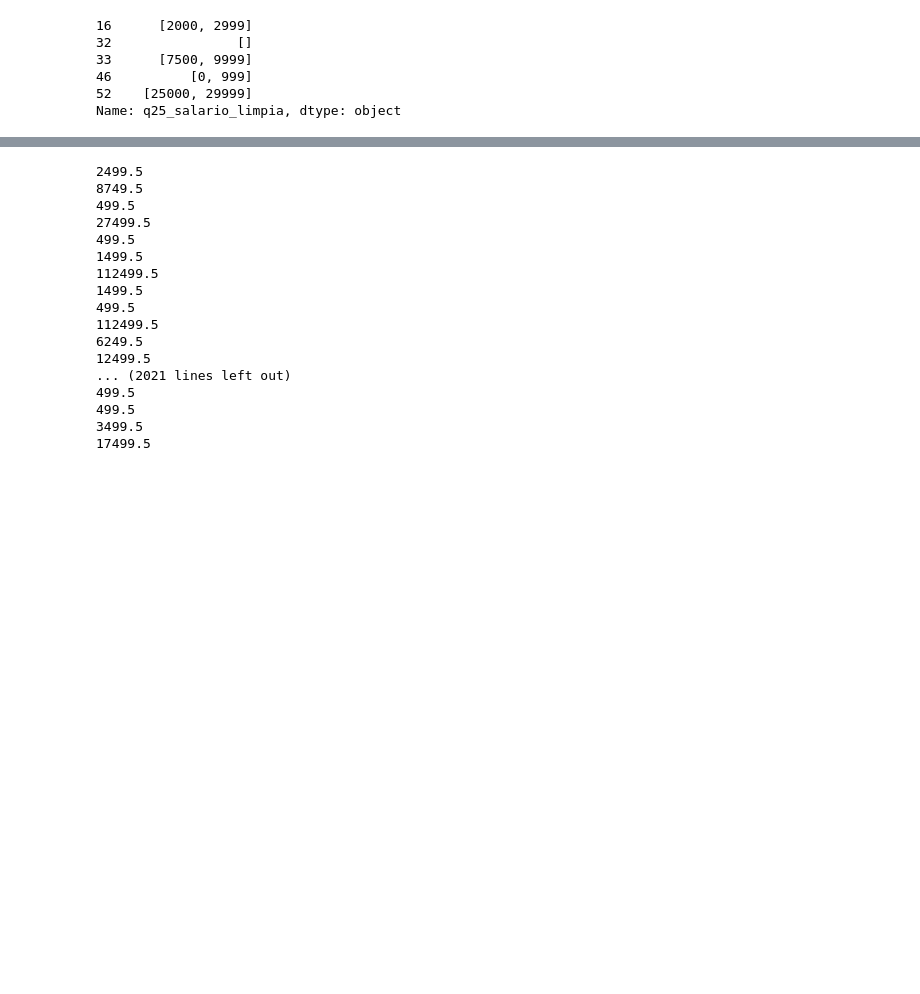
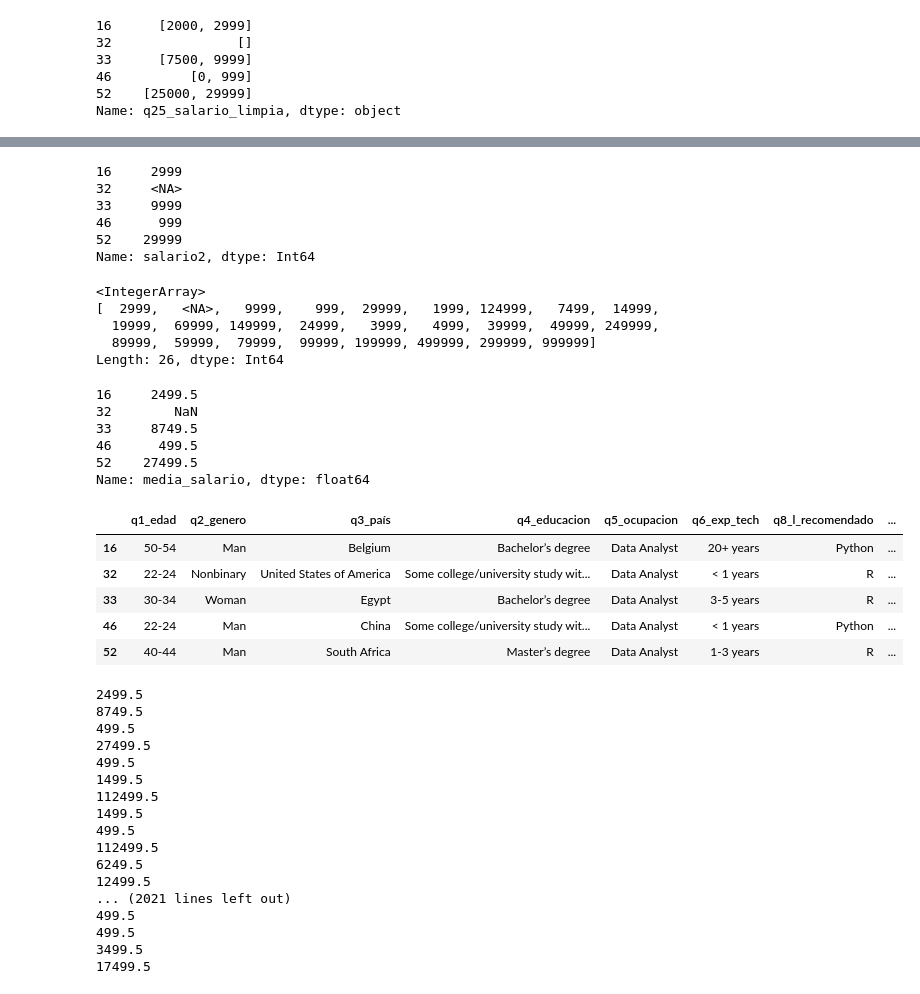
Before and after one commit to Adalab/project2-da-promo-c-modulo-2-team4, a Jupyter notebook: 03-limpieza/limpieza.ipynb, the cells around one changed output, grey strips where cells are left out. Drawn from its saved outputs; the diff is of its cells as text; code cells hidden in the pictures; blank space fills up the shorter version.

Commit message:
posible solución para salario

```diff
--- a/03-limpieza/limpieza.ipynb
+++ b/03-limpieza/limpieza.ipynb
@@ -269,0 +272,2 @@ Name: q25_salario_limpia, dtype: object
+# %%
+df_analistas['salario1'] = df_analistas['salario1'].astype('Int64', errors = 'raise')
@@ -270,3 +283,44 @@ Name: q25_salario_limpia, dtype: object
+# %%
+df_analistas['salario2'] = df_analistas['q25_salario_limpia'].str.get(1)
+# %%
+df_analistas['salario2'].head()
+# %% [output]
+16     2999
+32     <NA>
+33     9999
+46      999
+52    29999
+Name: salario2, dtype: Int64
+# %%
+df_analistas['salario2'] = df_analistas['salario2'].astype('Int64', errors = 'raise')
+# %%
+df_analistas['salario2'].unique()
+# %% [output]
+<IntegerArray>
+[  2999,   <NA>,   9999,    999,  29999,   1999, 124999,   7499,  14999,
+  19999,  69999, 149999,  24999,   3999,   4999,  39999,  49999, 249999,
+  89999,  59999,  79999,  99999, 199999, 499999, 299999, 999999]
+Length: 26, dtype: Int64
+# %%
+df_analistas['media_salario'] = df_analistas[['salario1', 'salario2']].mean(axis  = 1)
+# %%
+df_analistas['media_salario'].head()
+# %% [output]
+16     2499.5
+32        NaN
+33     8749.5
+46      499.5
+52    27499.5
+Name: media_salario, dtype: float64
+# %%
+df_analistas.head()
+# %% [output]
+|  | q1_edad | q2_genero | q3_país | q4_educacion | q5_ocupacion | q6_exp_tech | q8_l_recomendado | ... |
+| 16 | 50-54 | Man | Belgium | Bachelor’s degree | Data Analyst | 20+ years | Python | ... |
+| 32 | 22-24 | Nonbinary | United States of America | Some college/university study wit... | Data Analyst | < 1 years | R | ... |
+| 33 | 30-34 | Woman | Egypt | Bachelor’s degree | Data Analyst | 3-5 years | R | ... |
+| 46 | 22-24 | Man | China | Some college/university study wit... | Data Analyst | < 1 years | Python | ... |
+| 52 | 40-44 | Man | South Africa | Master’s degree | Data Analyst | 1-3 years | R | ... |
 # %%
 #Mirar de hace un contador, que la media de los valores de la lista se almacenen en otra columna
 for val in df_analistas['q25_salario_limpia']:
```
Also changed, not shown: parts of 2 cells of this notebook.
